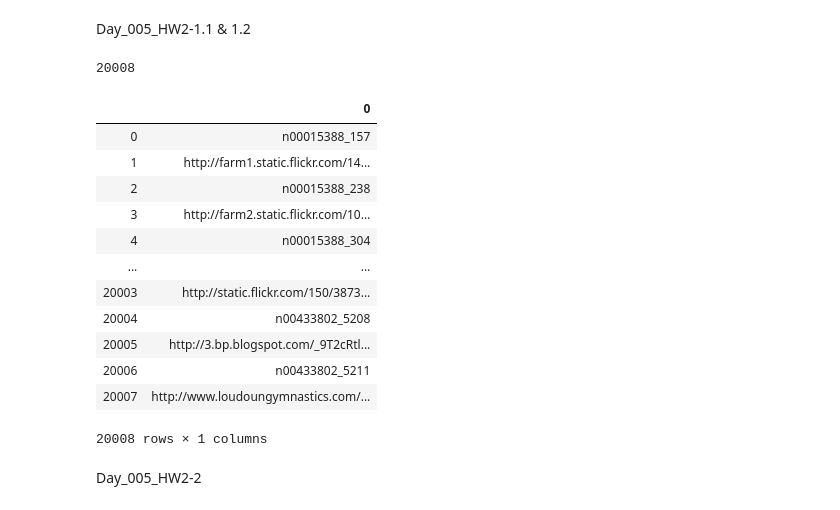
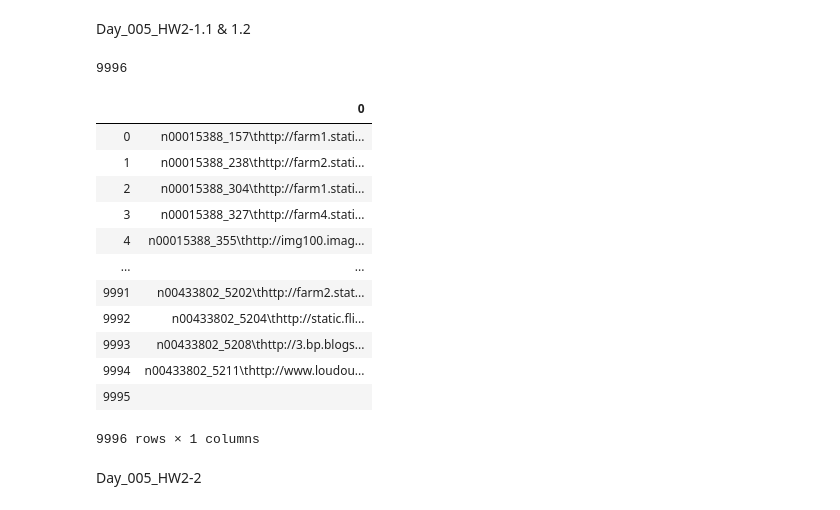
Before and after one commit to wl6m06bp6/4th-ML100Days, a Jupyter notebook: Day_005_HW.ipynb, the cells around one changed output. Drawn from its saved outputs; the diff is of its cells as text; code cells hidden in the pictures.

```diff
--- a/Day_005_HW.ipynb
+++ b/Day_005_HW.ipynb
@@ -39,28 +39,28 @@ Day_005_HW2-1.1 & 1.2
 # %%
 target_url = 'https://raw.githubusercontent.com/vashineyu/slides_and_others/master/tutorial/examples/imagenet_urls_examples.txt'
 
 import requests
 response = requests.get(target_url)
 data = response.text
-data = data.split( )
+data = data.split('\n')
 print(len(data))
 data[0]
 df = pd.DataFrame(data)
 df
 # %% [output]
-20008
+9996
 |  | 0 |
-| 0 | n00015388_157 |
-| 1 | http://farm1.static.flickr.com/14... |
-| 2 | n00015388_238 |
-| 3 | http://farm2.static.flickr.com/10... |
-| 4 | n00015388_304 |
+| 0 | n00015388_157\thttp://farm1.stati... |
+| 1 | n00015388_238\thttp://farm2.stati... |
+| 2 | n00015388_304\thttp://farm1.stati... |
+| 3 | n00015388_327\thttp://farm4.stati... |
+| 4 | n00015388_355\thttp://img100.imag... |
 | ... | ... |
-| 20003 | http://static.flickr.com/150/3873... |
-| 20004 | n00433802_5208 |
-| 20005 | http://3.bp.blogspot.com/_9T2cRtl... |
-| 20006 | n00433802_5211 |
-| 20007 | http://www.loudoungymnastics.com/... |
+| 9991 | n00433802_5202\thttp://farm2.stat... |
+| 9992 | n00433802_5204\thttp://static.fli... |
+| 9993 | n00433802_5208\thttp://3.bp.blogs... |
+| 9994 | n00433802_5211\thttp://www.loudou... |
+| 9995 |  |
-20008 rows × 1 columns
+9996 rows × 1 columns
 # %% [markdown]
 Day_005_HW2-2
```
Also changed, not shown: parts of 7 cells of this notebook.
